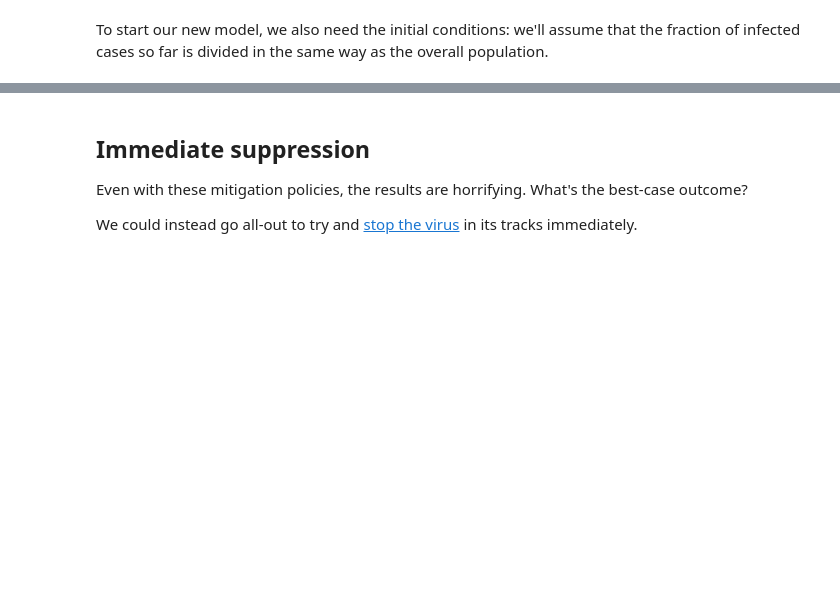
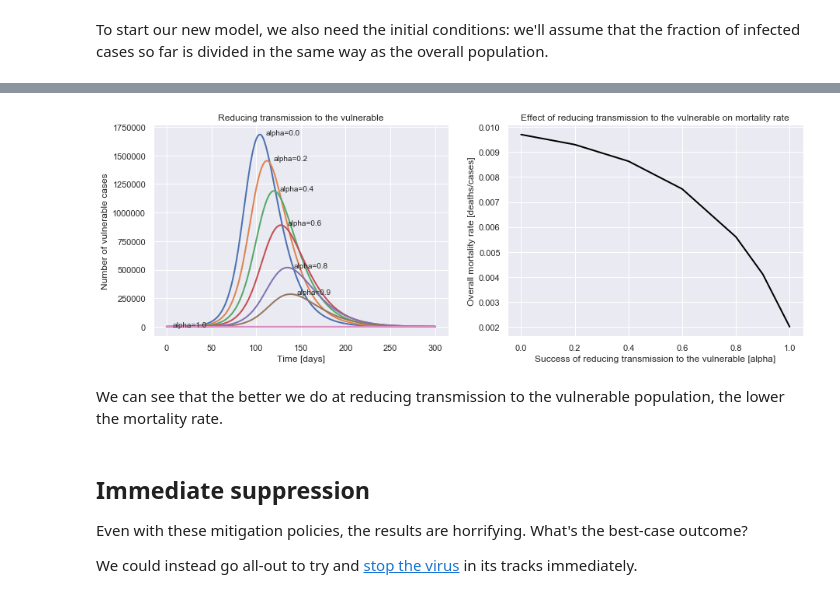
Before and after one commit to TomNicholas/coronavirus, a Jupyter notebook: covid-19_model.ipynb, the cells around one changed output, grey strips where cells are left out. Cells and saved outputs as stored; diff of their text form; code cells hidden in the pictures; blank space fills up the shorter version.

```diff
--- a/covid-19_model.ipynb
+++ b/covid-19_model.ipynb
@@ -734,6 +738,6 @@ NameError: name 'cases' is not defined
 # %%
-def plot_protecting_the_vulnerable(N, initial_cases, initial_recovered, initial_deaths,
-                                   P, M_V, M_NV, R_0, alpha_values):
+def plot_protecting_the_vulnerable(initial_conditions,
+                                   R0, M_V, M_NV, P, alpha_values):
 
     tf = 500  # plot over longer period of time
 
@@ -748,11 +752,12 @@ def plot_protecting_the_vulnerable(N, initial_cases, initial_recovered, initial_
 
     mortality = []
     for alpha in alpha_values:
-        soln = solve_SIRDV(SIRDV_eqns, N,
-                           initial_cases, initial_recovered, initial_deaths,
-                           P, M_V, M_NV, R_0, alpha, tf=300)
+        sirdv = SIRDV(R0, M_NV, M_V, P, alpha).solve(initial_conditions, tf=300)
+        soln = sirdv.soln
+
         S_V, S_NV, I_V, I_NV, R, D = soln.y
         t = soln.t
+        N = sirdv.population
 
         # Flattened curves
         ax1.plot(t, I_V*N, linewidth=2)
@@ -765,8 +770,12 @@ def plot_protecting_the_vulnerable(N, initial_cases, initial_recovered, initial_
 
     plt.show()
 # %%
-plot_protecting_the_vulnerable(N, cases, recovered, deaths, P=14, M_V=0.07, M_NV=0.002, R_0=2.4,
+plot_protecting_the_vulnerable(uk_initial_conditions, R0=2.4, M_V=0.07, M_NV=0.002, P=14,
                                alpha_values=[0.0, 0.2, 0.4, 0.6, 0.8, 0.9, 1.0])
+# %% [output]
+[figure, added]
+# %% [markdown]
+We can see that the better we do at reducing transmission to the vulnerable population, the lower the mortality rate.
 # %% [markdown]
 ## Immediate suppression
 
```
Also changed, not shown: parts of 10 cells of this notebook.
